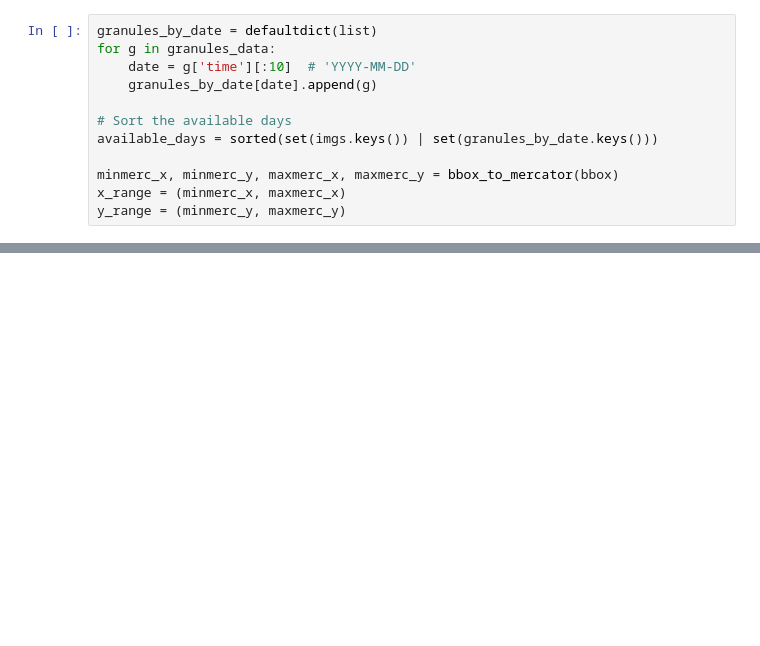
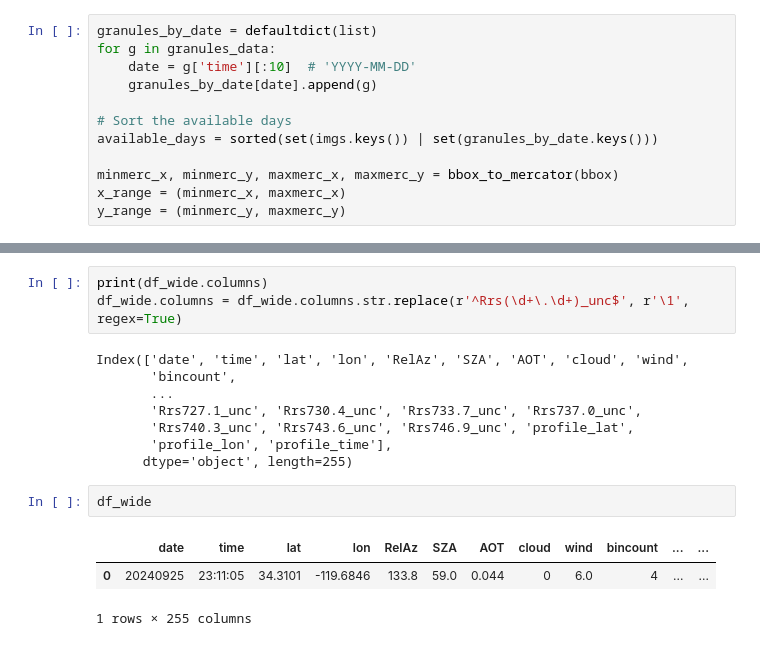
Before and after one commit to weiwilliam/SeaPACE, a Jupyter notebook: Notebooks/granulesovertruecolor.ipynb, the cells around one changed output, grey strips where cells are left out. Cells and saved outputs as stored; diff of their text form; blank space fills up the shorter version.

```diff
--- a/Notebooks/granulesovertruecolor.ipynb
+++ b/Notebooks/granulesovertruecolor.ipynb
@@ -534,0 +791,17 @@ app.servable()
+# %%
+print(df_wide.columns)
+df_wide.columns = df_wide.columns.str.replace(r'^Rrs(\d+\.\d+)_unc$', r'\1', regex=True)
+# %% [output]
+Index(['date', 'time', 'lat', 'lon', 'RelAz', 'SZA', 'AOT', 'cloud', 'wind',
+       'bincount',
+       ...
+       'Rrs727.1_unc', 'Rrs730.4_unc', 'Rrs733.7_unc', 'Rrs737.0_unc',
+       'Rrs740.3_unc', 'Rrs743.6_unc', 'Rrs746.9_unc', 'profile_lat',
+       'profile_lon', 'profile_time'],
+      dtype='object', length=255)
+# %%
+df_wide
+# %% [output]
+|  | date | time | lat | lon | RelAz | SZA | AOT | cloud | wind | bincount | ... | ... |
+| 0 | 20240925 | 23:11:05 | 34.3101 | -119.6846 | 133.8 | 59.0 | 0.044 | 0 | 6.0 | 4 | ... | ... |
+1 rows × 255 columns
```
Also changed, not shown: parts of 15 cells of this notebook.
